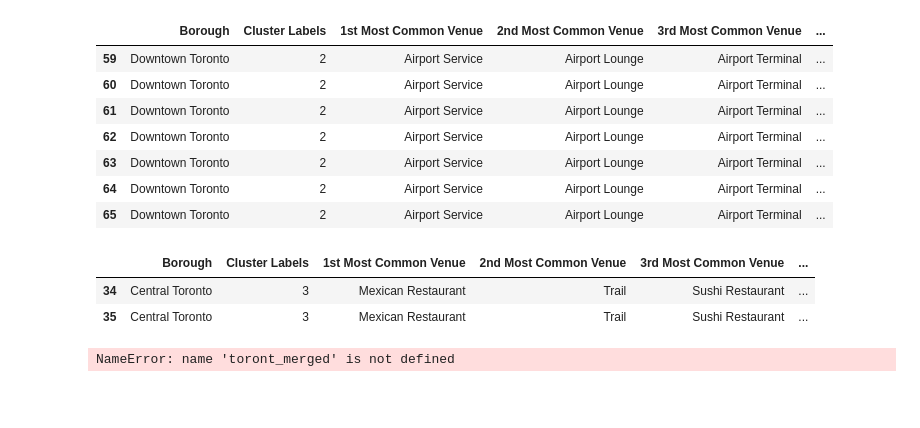
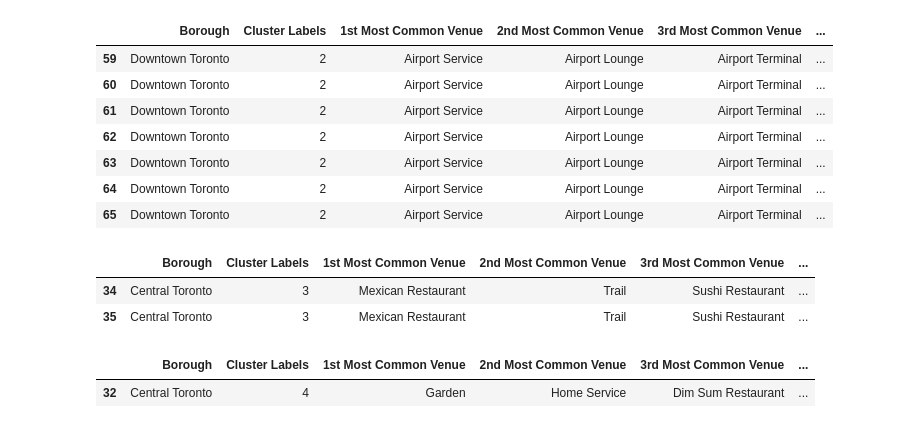
Before and after one commit to jeremyhaynes217/Coursera_Capstone, a Jupyter notebook: Toronto Segmenting and Clustering Part 3.ipynb, the cells around one changed output. Cells and saved outputs as stored; diff of their text form; code cells hidden in the pictures; blank space fills up the shorter version.

```diff
--- a/Toronto Segmenting and Clustering Part 3.ipynb
+++ b/Toronto Segmenting and Clustering Part 3.ipynb
@@ -541,6 +541,7 @@ toronto_merged.loc[toronto_merged['Cluster Labels'] == 3, toronto_merged.columns
 | 34 | Central Toronto | 3 | Mexican Restaurant | Trail | Sushi Restaurant | ... |
 | 35 | Central Toronto | 3 | Mexican Restaurant | Trail | Sushi Restaurant | ... |
 # %%
-toront_merged.loc[toront_merged['Cluster Labels'] == 4, toront_merged.columns[[1] + list(range(5, toront_merged.shape[1]))]]
+toronto_merged.loc[toronto_merged['Cluster Labels'] == 4, toronto_merged.columns[[1] + list(range(5, toronto_merged.shape[1]))]]
 # %% [output]
-NameError: name 'toront_merged' is not defined
+|  | Borough | Cluster Labels | 1st Most Common Venue | 2nd Most Common Venue | 3rd Most Common Venue | ... |
+| 32 | Central Toronto | 4 | Garden | Home Service | Dim Sum Restaurant | ... |
```
